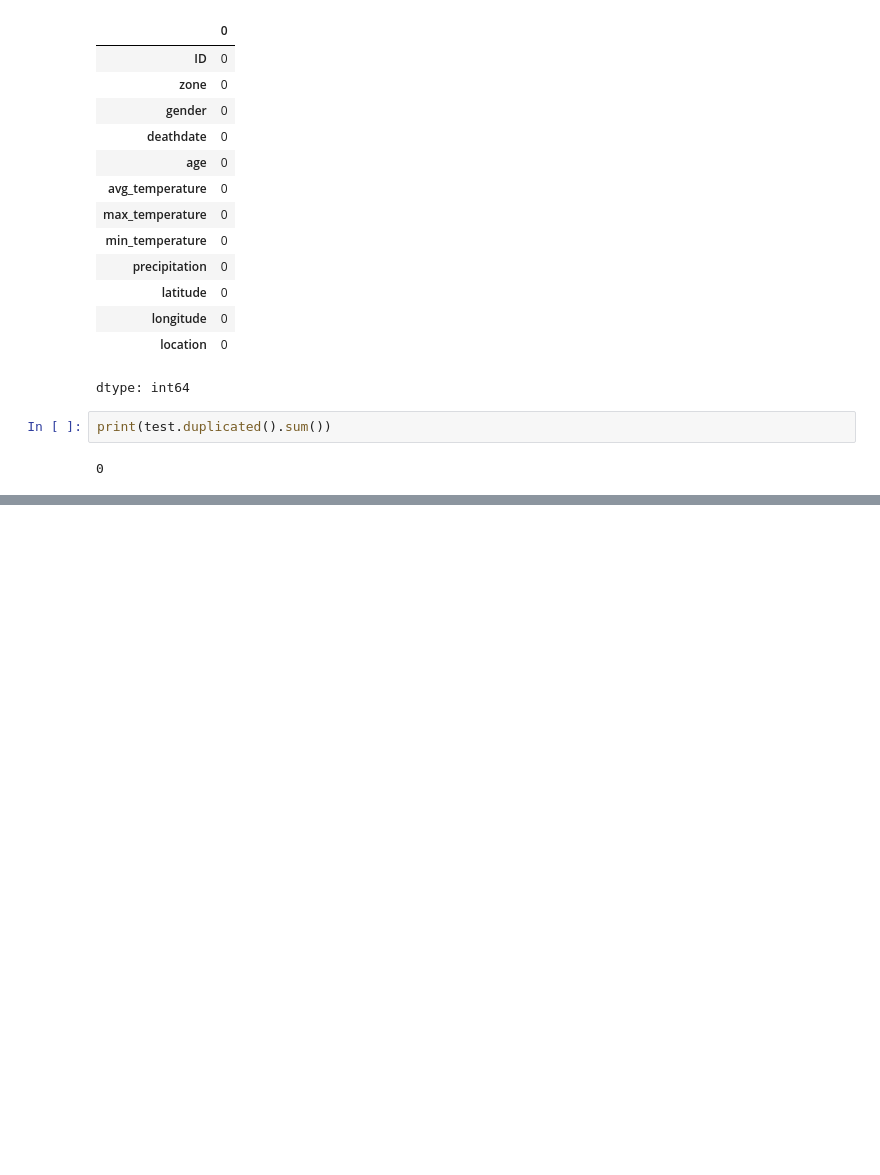
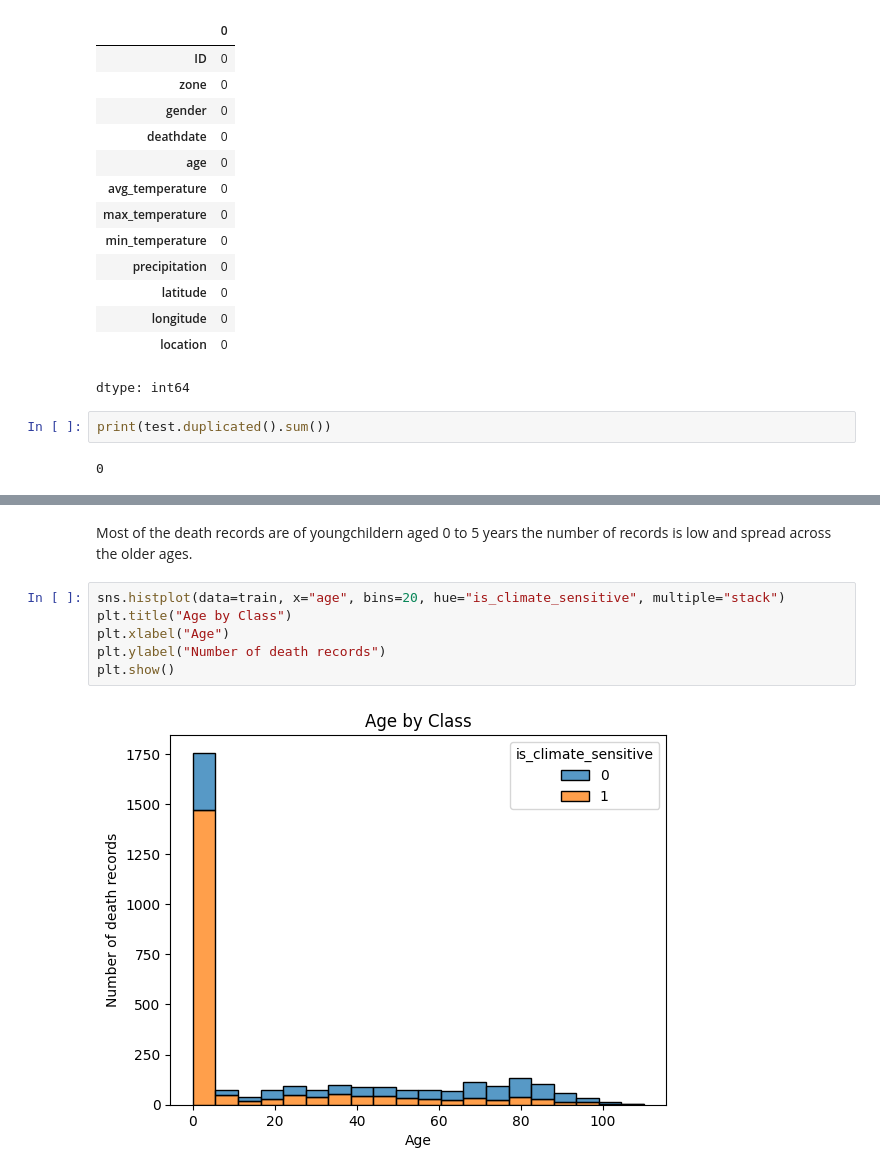
Before and after one commit to Famous-Code001/group-195-capstone, a Jupyter notebook: climate/Climate_DataUnderstanding_Gloria.ipynb, the cells around one changed output, grey strips where cells are left out. Drawn from its saved outputs; the diff is of its cells as text; blank space fills up the shorter version.

```diff
--- a/climate/Climate_DataUnderstanding_Gloria.ipynb
+++ b/climate/Climate_DataUnderstanding_Gloria.ipynb
@@ -168,0 +194,10 @@ print(test.duplicated().sum())
+# %% [markdown]
+Most of the death records are of youngchildern aged 0 to 5 years the number of records is low and spread across the older ages.
+# %%
+sns.histplot(data=train, x="age", bins=20, hue="is_climate_sensitive", multiple="stack")
+plt.title("Age by Class")
+plt.xlabel("Age")
+plt.ylabel("Number of death records")
+plt.show()
+# %% [output]
+[figure, added]
```
Also changed, not shown: parts of 22 cells of this notebook.
